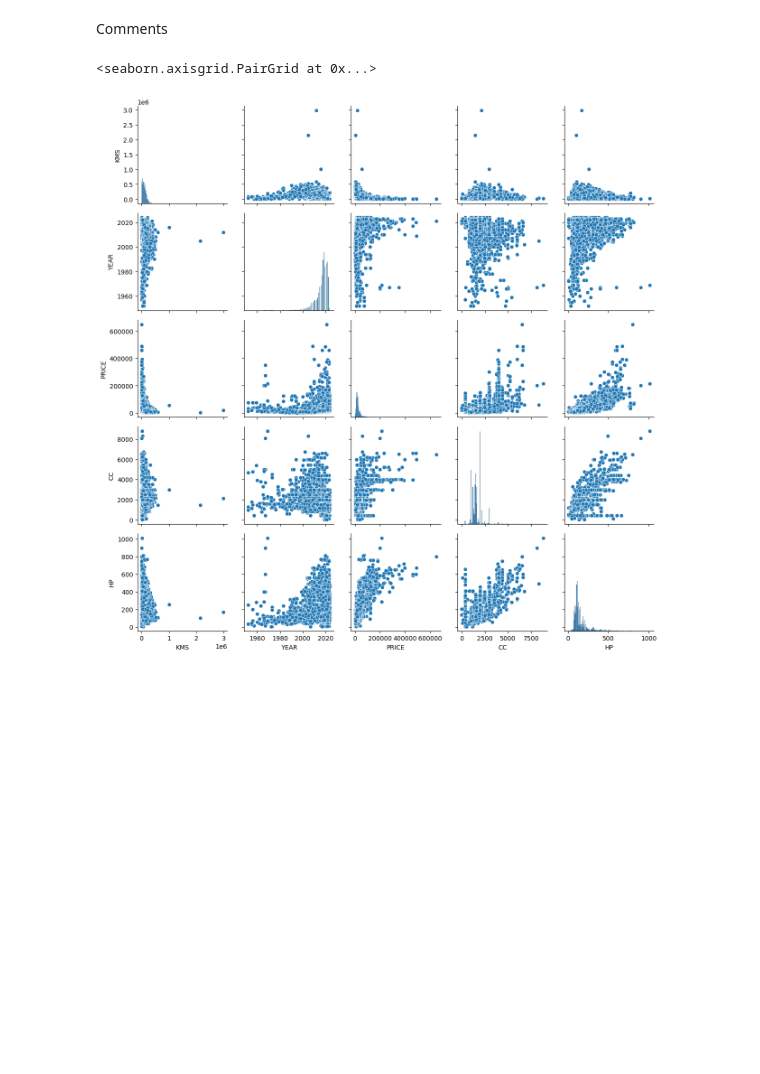
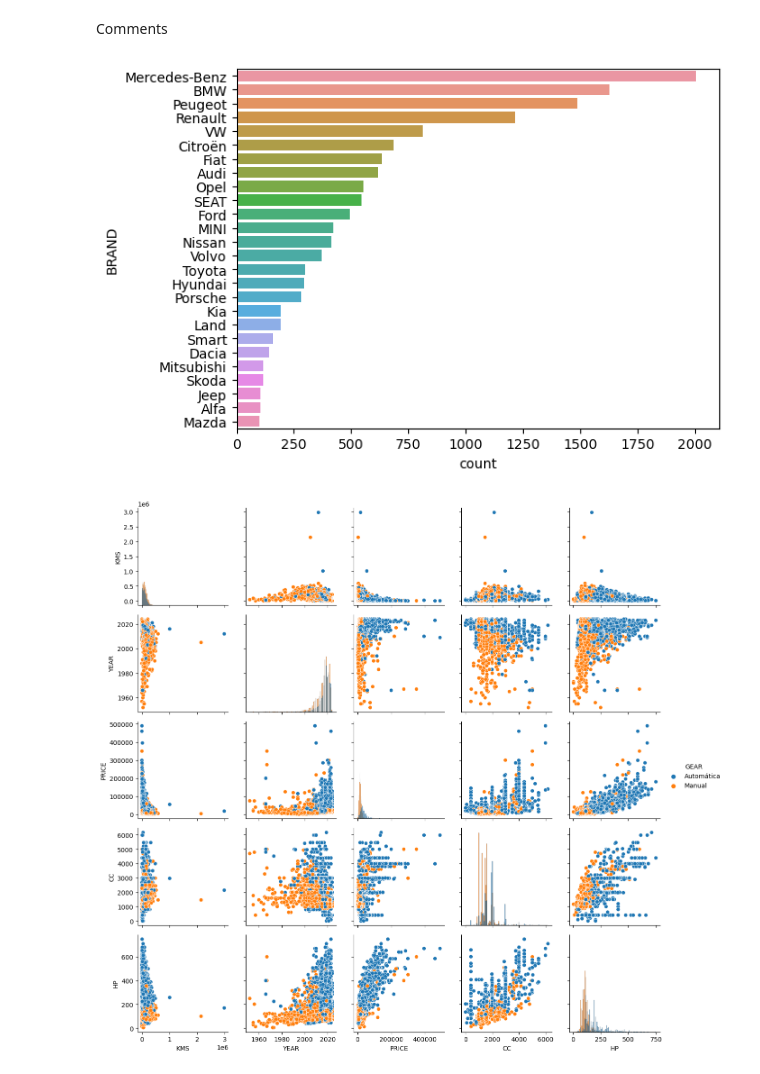
Before and after one commit to pedrodamas1/Scraping-Car-Prices, a Jupyter notebook: standvirtual.ipynb, the cells around one changed output. Drawn from its saved outputs; the diff is of its cells as text; code cells hidden in the pictures; blank space fills up the shorter version.

```diff
--- a/standvirtual.ipynb
+++ b/standvirtual.ipynb
@@ -152,14 +154,25 @@ Comments
 # %%
 import pandas as pd
 import seaborn as sns
+import matplotlib.pyplot as plt
 
 # Load the clean data
 df = pd.read_excel('data/CLEAN_DATA.xlsx')
 
+temp = df[df['BRAND'].map(df['BRAND'].value_counts()) > 100]
+
+sns.countplot(
+    data = temp,
+    order = temp['BRAND'].value_counts().index,
+    y='BRAND')
+plt.show()
+
 # Show a grid plot of numerical data
-g = sns.PairGrid(df)
+g = sns.PairGrid(temp, hue='GEAR')
 g.map_diag(sns.histplot)
 g.map_offdiag(sns.scatterplot)
+g.add_legend()
+plt.show()
 # %% [output]
-<seaborn.axisgrid.PairGrid at 0x...>
-[figure, old version]
+[figure, new version]
+[figure, added]
```
Also changed, not shown: parts of 1 cell of this notebook, 1 other file.
